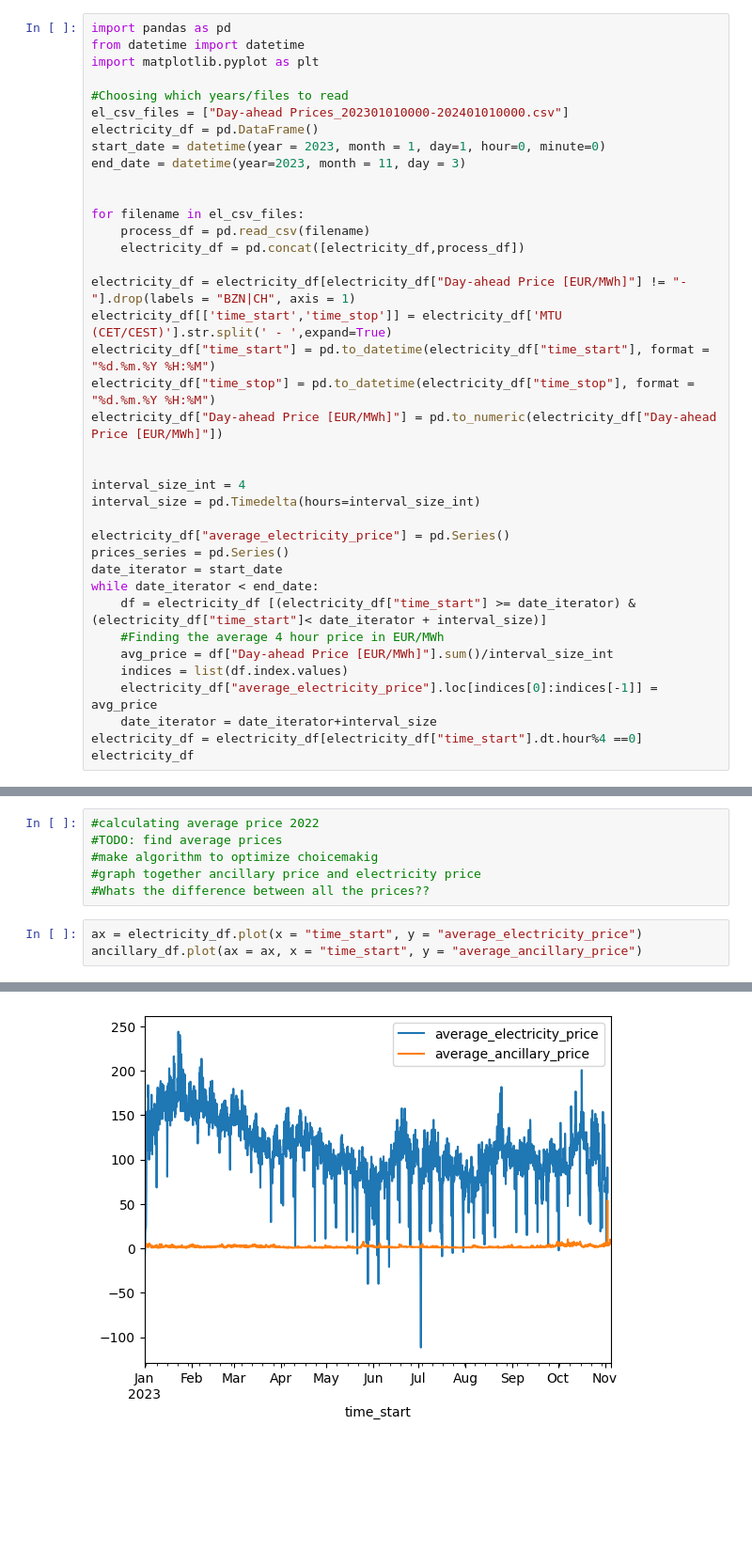
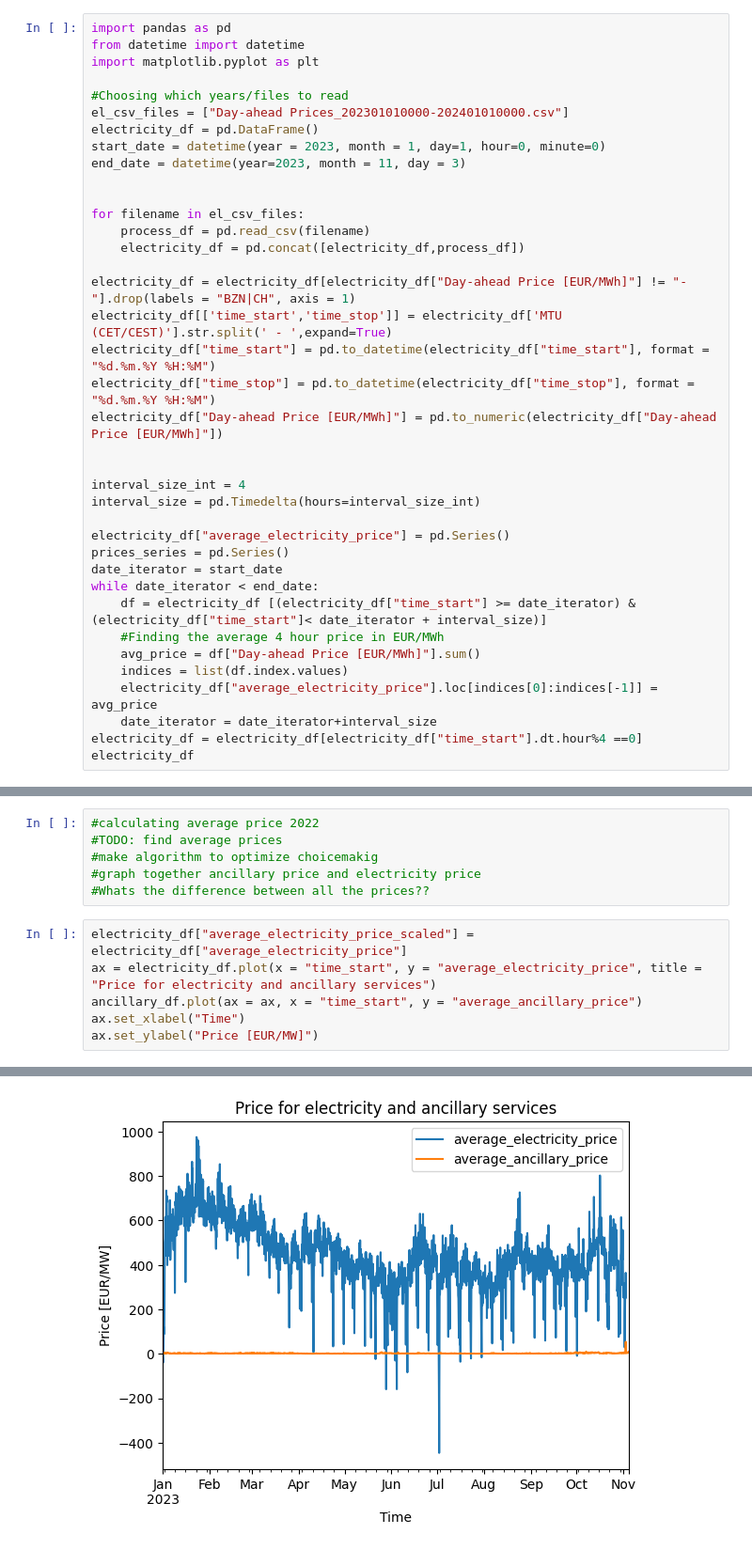
Before and after one commit to ibstokke/EnergyNow23, a Jupyter notebook: Electricity_prices.ipynb, the cells around one changed output, grey strips where cells are left out. Shown at 94% size. Saved outputs shown, nothing was run; the diff lists cells and outputs as text; blank space fills up the shorter version.

```diff
--- a/Electricity_prices.ipynb
+++ b/Electricity_prices.ipynb
@@ -30,7 +30,7 @@ date_iterator = start_date
 while date_iterator < end_date:
     df = electricity_df [(electricity_df["time_start"] >= date_iterator) & (electricity_df["time_start"]< date_iterator + interval_size)]
     #Finding the average 4 hour price in EUR/MWh
-    avg_price = df["Day-ahead Price [EUR/MWh]"].sum()/interval_size_int
+    avg_price = df["Day-ahead Price [EUR/MWh]"].sum()
     indices = list(df.index.values)
     electricity_df["average_electricity_price"].loc[indices[0]:indices[-1]] = avg_price
     date_iterator = date_iterator+interval_size
@@ -151,6 +151,9 @@ A value is trying to be set on a copy of a slice from a DataFram
 #graph together ancillary price and electricity price
 #Whats the difference between all the prices??
 # %%
-ax = electricity_df.plot(x = "time_start", y = "average_electricity_price")
+electricity_df["average_electricity_price_scaled"] = electricity_df["average_electricity_price"]
+ax = electricity_df.plot(x = "time_start", y = "average_electricity_price", title = "Price for electricity and ancillary services")
 ancillary_df.plot(ax = ax, x = "time_start", y = "average_ancillary_price")
+ax.set_xlabel("Time")
+ax.set_ylabel("Price [EUR/MW]")
 # %% [output]
@@ -158,2 +161,2 @@ ancillary_df.plot(ax = ax, x = "time_start", y = "average_ancillary_price")
-[figure, old version]
+[figure, new version]
 # %%
```
Also changed, not shown: parts of 6 cells of this notebook.
